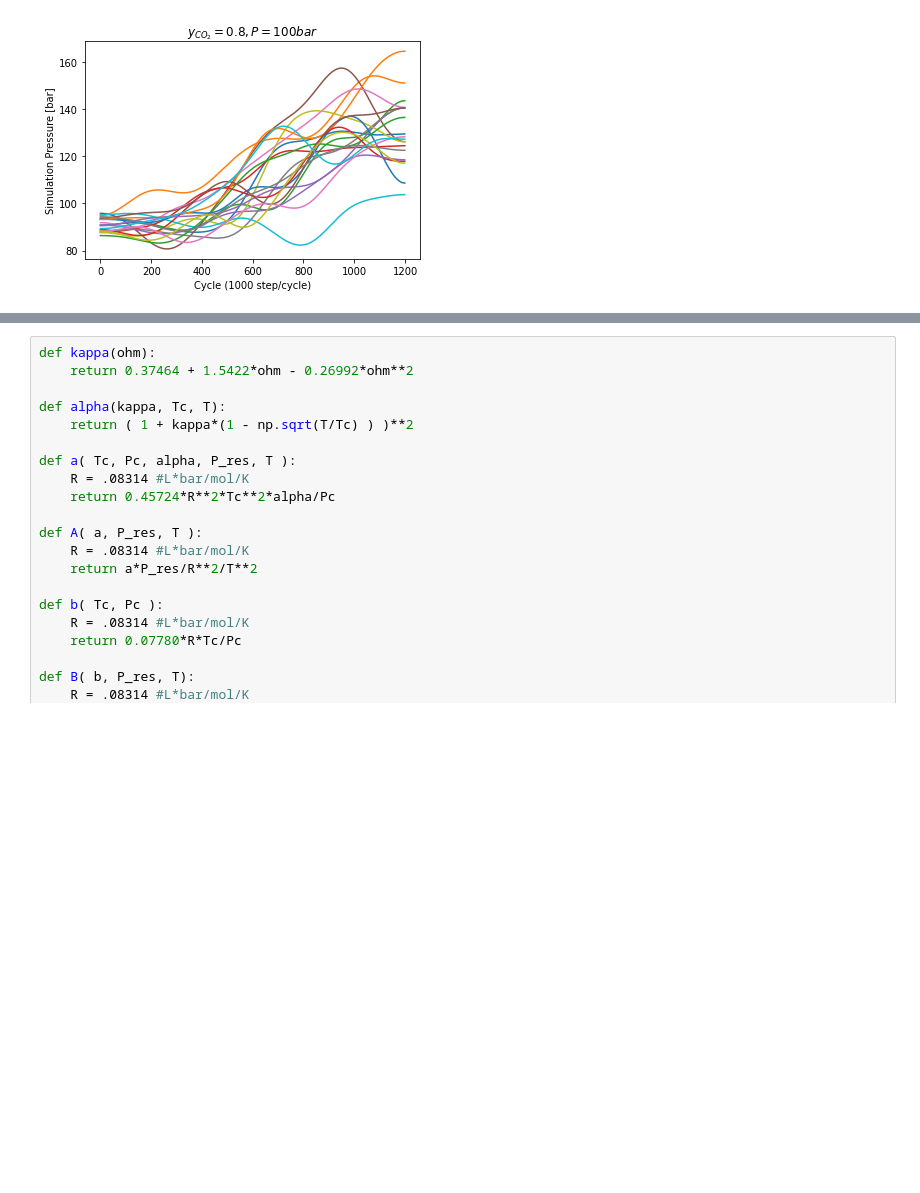
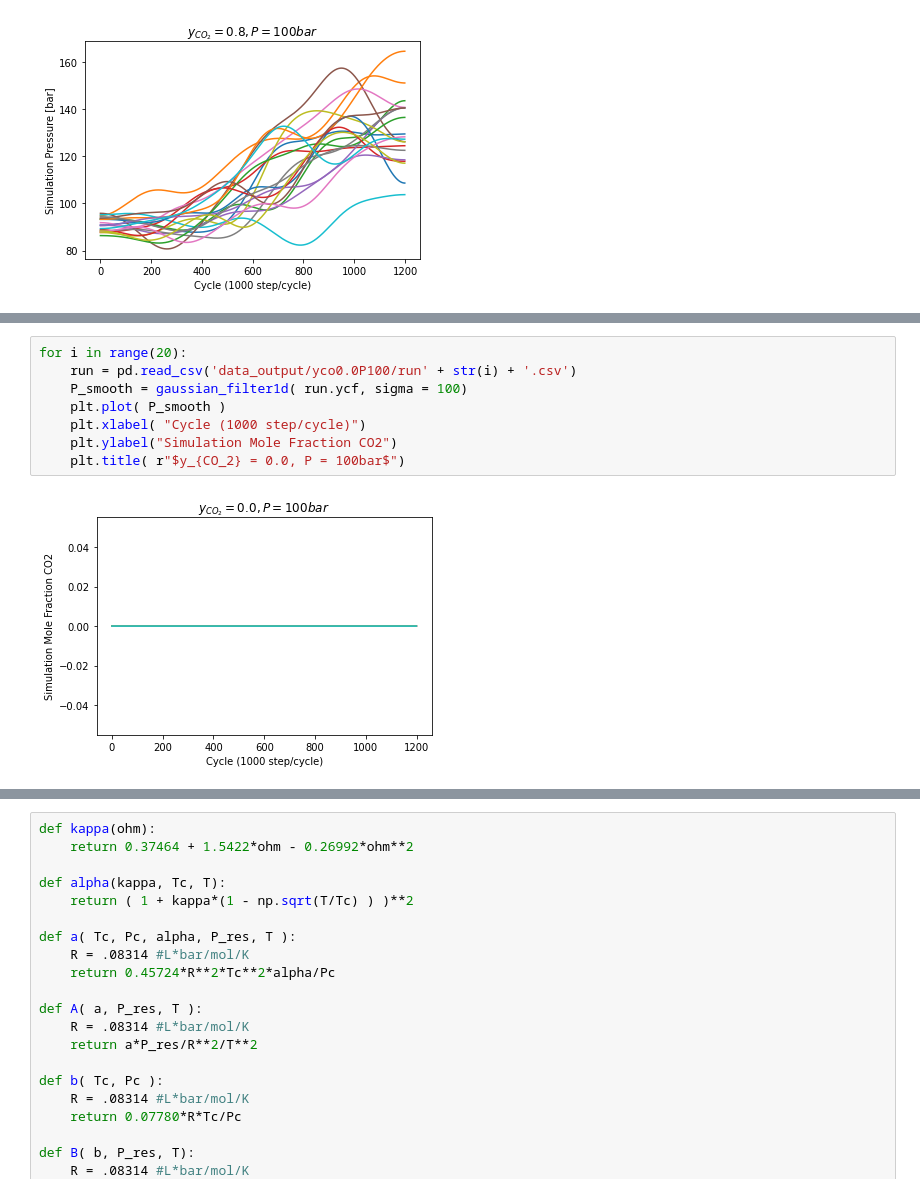
Before and after one commit to lehmkudc/gcmc-thesis, a Jupyter notebook: repeated_runs/analysis.ipynb, the cells around one changed output, grey strips where cells are left out. Drawn from its saved outputs; the diff is of its cells as text; blank space fills up the shorter version.

```diff
--- a/repeated_runs/analysis.ipynb
+++ b/repeated_runs/analysis.ipynb
@@ -78,0 +79,10 @@ for i in range(20):
+# %%
+for i in range(20):
+    run = pd.read_csv('data_output/yco0.0P100/run' + str(i) + '.csv')
+    P_smooth = gaussian_filter1d( run.ycf, sigma = 100)
+    plt.plot( P_smooth )
+    plt.xlabel( "Cycle (1000 step/cycle)")
+    plt.ylabel("Simulation Mole Fraction CO2")
+    plt.title( r"$y_{CO_2} = 0.0, P = 100bar$")
+# %% [output]
+[figure, added]
```
Also changed, not shown: parts of 17 cells of this notebook, 42 other files.
